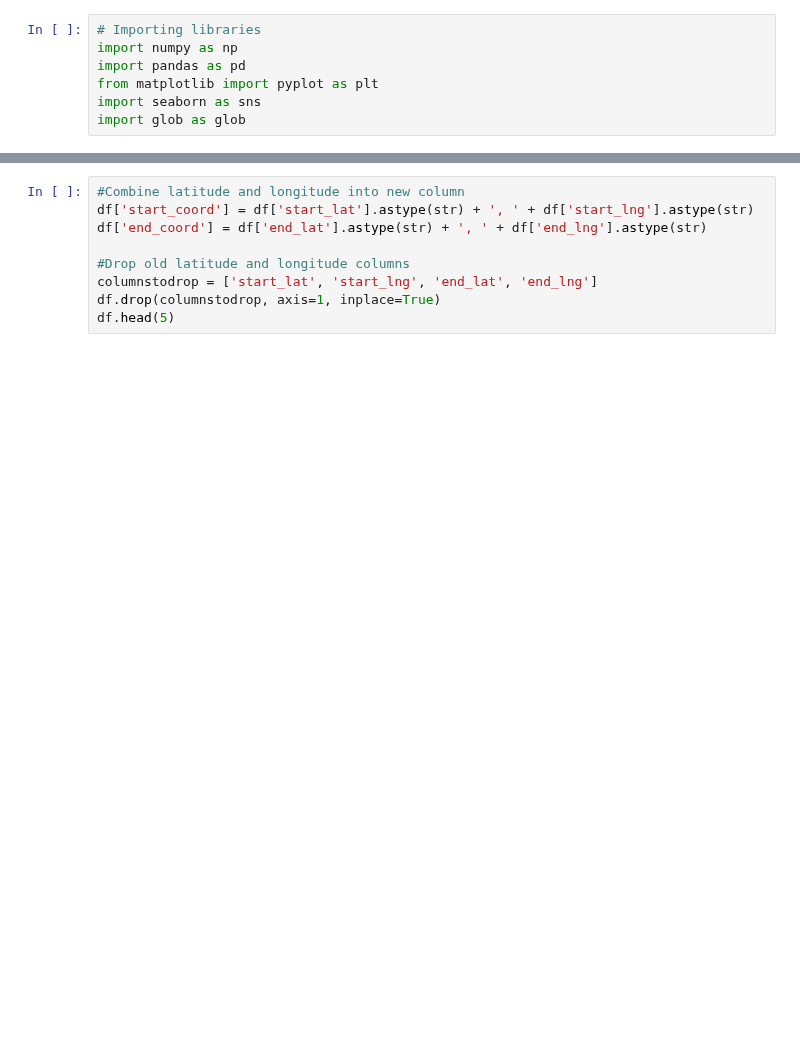
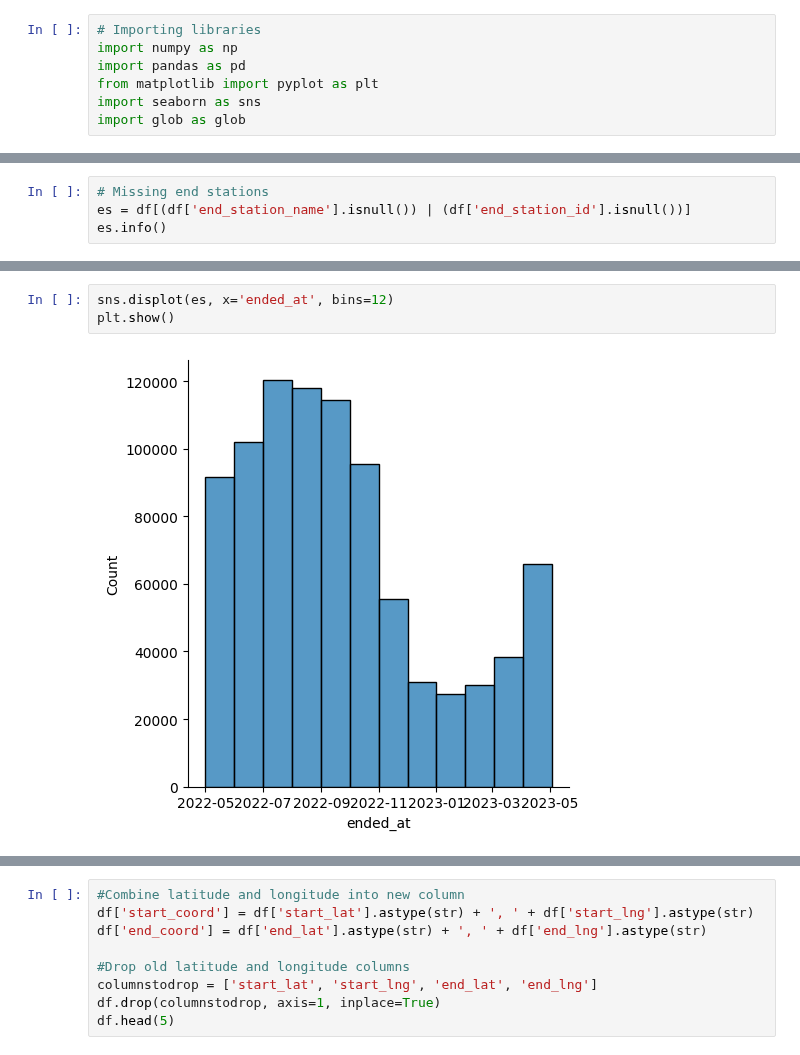
Before and after one commit to andyguo0228/bike_share_python, a Jupyter notebook: scratchbook.ipynb, the cells around one changed output, grey strips where cells are left out. Drawn from its saved outputs; the diff is of its cells as text; blank space fills up the shorter version.

```diff
--- a/scratchbook.ipynb
+++ b/scratchbook.ipynb
@@ -33,0 +205,4 @@ import glob as glob
+# %%
+# Missing end stations
+es = df[(df['end_station_name'].isnull()) | (df['end_station_id'].isnull())]
+es.info()
@@ -34 +230,6 @@ import glob as glob
+# %%
+sns.displot(es, x='ended_at', bins=12)
+plt.show()
+# %% [output]
+[figure, added]
 # %%
```
Also changed, not shown: parts of 25 cells of this notebook.
